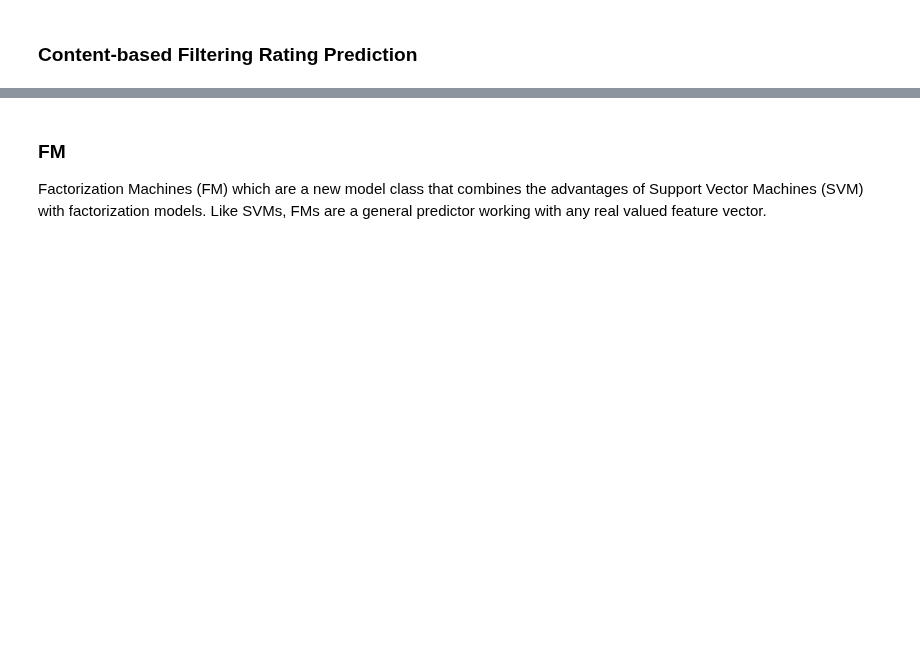
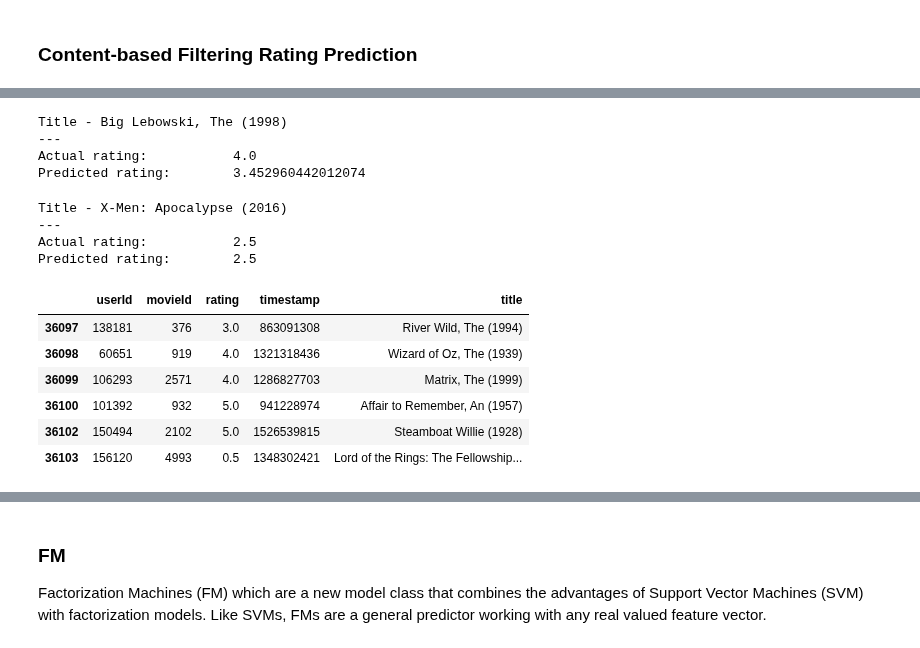
Before and after one commit to daniel-bru/ZM5-Recommender_System-2022, a Jupyter notebook: zm5-recommender-system-main.ipynb, the cells around one changed output, grey strips where cells are left out. Saved outputs shown, nothing was run; the diff lists cells and outputs as text; code cells hidden in the pictures; blank space fills up the shorter version.

```diff
--- a/zm5-recommender-system-main.ipynb
+++ b/zm5-recommender-system-main.ipynb
@@ -1351,0 +1475,8 @@ movie_features
+# %%
+# Subset the train dataframe for the movies we going to compare
+ratings = train.merge(df_movies[['movieId', 'title']], on = 'movieId',how = 'left')
+display(ratings.head(2))
+print(ratings.shape)
+ratings_data = ratings[ratings['movieId'].isin(list(content_movies_df['movieId'].unique()))]
+display(ratings_data.head(2))
+print(ratings_data.shape)
@@ -1351,0 +1542,36 @@ movie_features
+# %%
+title = 'Big Lebowski, The (1998)'
+actual_rating = ratings_data[(ratings_data['userId'] == 131105) & (ratings_data['title'] == title)]['rating'].values[0]
+pred_rating = content_generate_rating_estimate(movie_title=title, userId=131105, rating_data=ratings_data)
+print (f"Title - {title}")
+print ("---")
+print (f"Actual rating: \t\t {actual_rating}")
+print (f"Predicted rating: \t {pred_rating}")
+# %% [output]
+Title - Big Lebowski, The (1998)
+---
+Actual rating:           4.0
+Predicted rating:        3.452960442012074
+# %%
+title = 'X-Men: Apocalypse (2016)'
+actual_rating = ratings_data[(ratings_data['userId'] == 61248) & (ratings_data['title'] == title)]['rating'].values[0]
+pred_rating = content_generate_rating_estimate(movie_title=title, userId=131105, rating_data=ratings_data)
+print (f"Title - {title}")
+print ("---")
+print (f"Actual rating: \t\t {actual_rating}")
+print (f"Predicted rating: \t {pred_rating}")
+# %% [output]
+Title - X-Men: Apocalypse (2016)
+---
+Actual rating:           2.5
+Predicted rating:        2.5
+# %%
+ratings_data[32061:32067]
+# %% [output]
+|  | userId | movieId | rating | timestamp | title |
+| 36097 | 138181 | 376 | 3.0 | 863091308 | River Wild, The (1994) |
+| 36098 | 60651 | 919 | 4.0 | 1321318436 | Wizard of Oz, The (1939) |
+| 36099 | 106293 | 2571 | 4.0 | 1286827703 | Matrix, The (1999) |
+| 36100 | 101392 | 932 | 5.0 | 941228974 | Affair to Remember, An (1957) |
+| 36102 | 150494 | 2102 | 5.0 | 1526539815 | Steamboat Willie (1928) |
+| 36103 | 156120 | 4993 | 0.5 | 1348302421 | Lord of the Rings: The Fellowship... |
```
Also changed, not shown: parts of 36 cells of this notebook.
